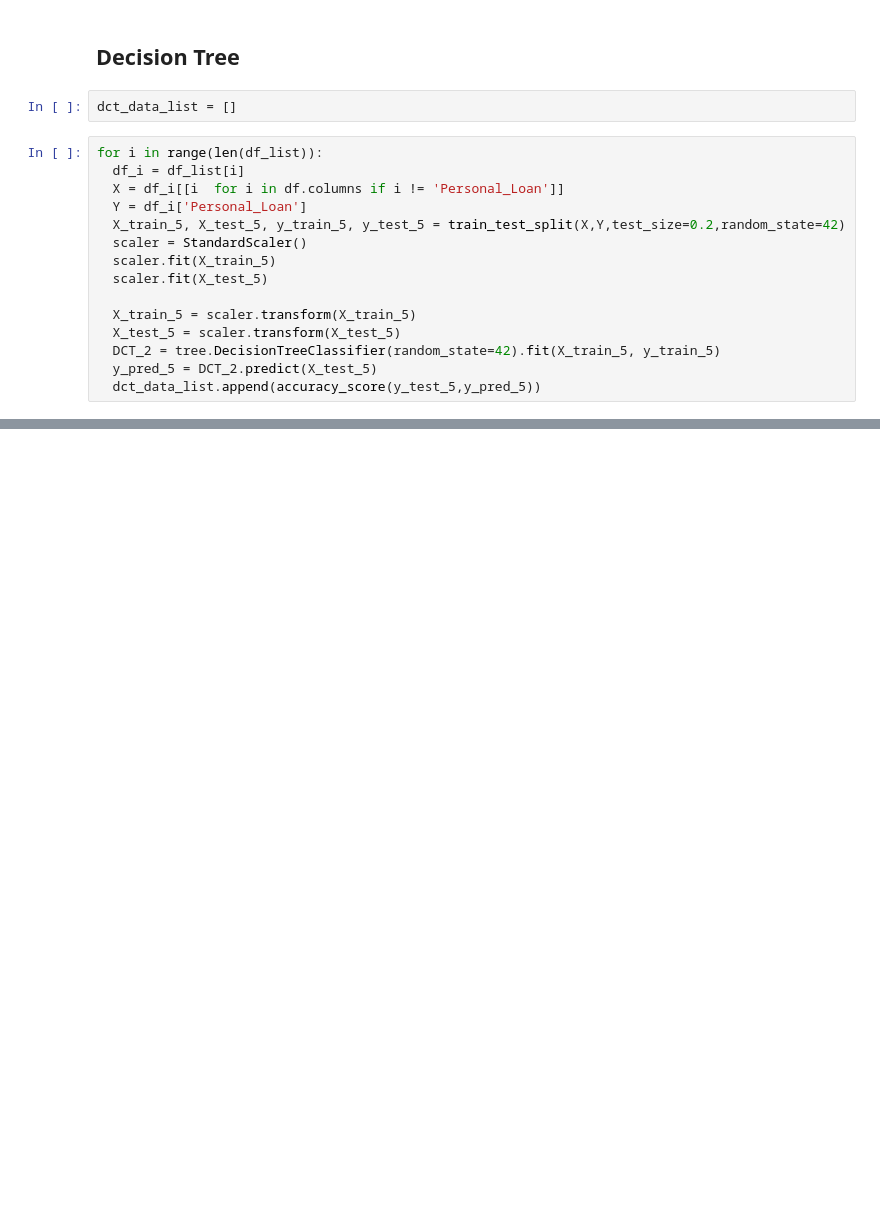
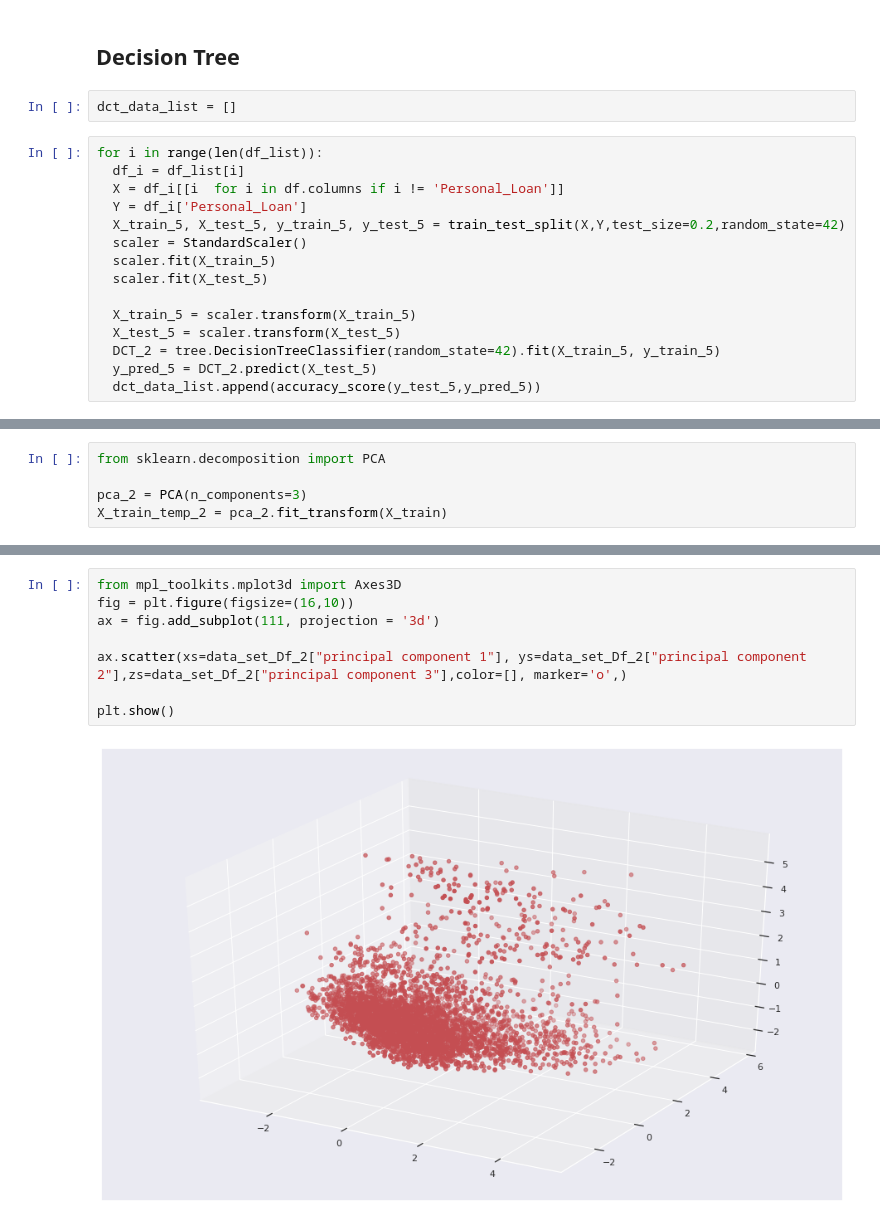
Before and after one commit to susannoo123/CS115, a Jupyter notebook: SVM_final.ipynb, the cells around one changed output, grey strips where cells are left out. Drawn from its saved outputs; the diff is of its cells as text; blank space fills up the shorter version.

```diff
--- a/SVM_final.ipynb
+++ b/SVM_final.ipynb
@@ -719,0 +793,5 @@ print(np.mean(dct_data_list))
+# %%
+from sklearn.decomposition import PCA
+
+pca_2 = PCA(n_components=3)
+X_train_temp_2 = pca_2.fit_transform(X_train)
@@ -719,0 +810,10 @@ print(np.mean(dct_data_list))
+# %%
+from mpl_toolkits.mplot3d import Axes3D
+fig = plt.figure(figsize=(16,10))
+ax = fig.add_subplot(111, projection = '3d')
+
+ax.scatter(xs=data_set_Df_2["principal component 1"], ys=data_set_Df_2["principal component 2"],zs=data_set_Df_2["principal component 3"],color=[], marker='o',)
+
+plt.show()
+# %% [output]
+[figure, added]
```
Also changed, not shown: parts of 12 cells of this notebook.
